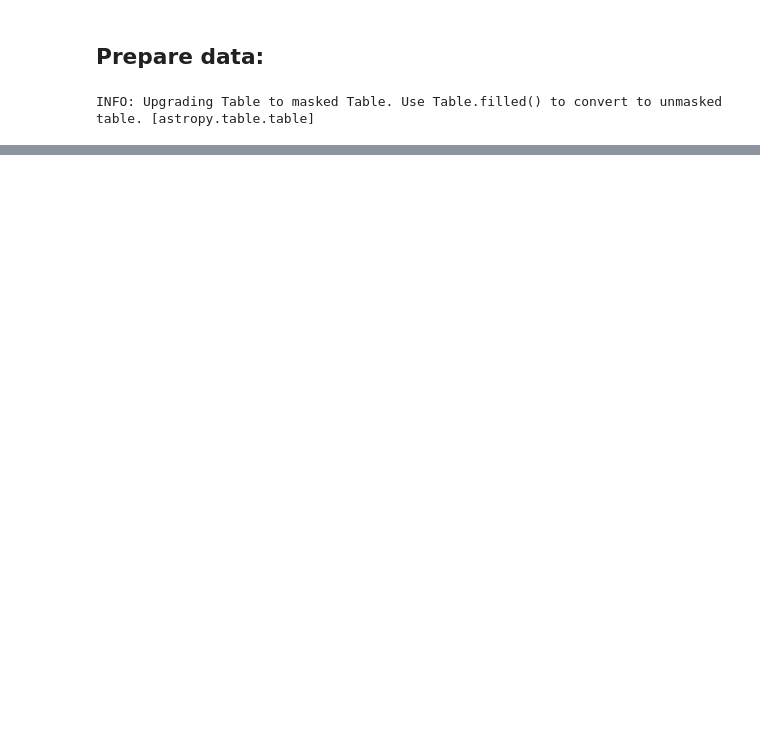
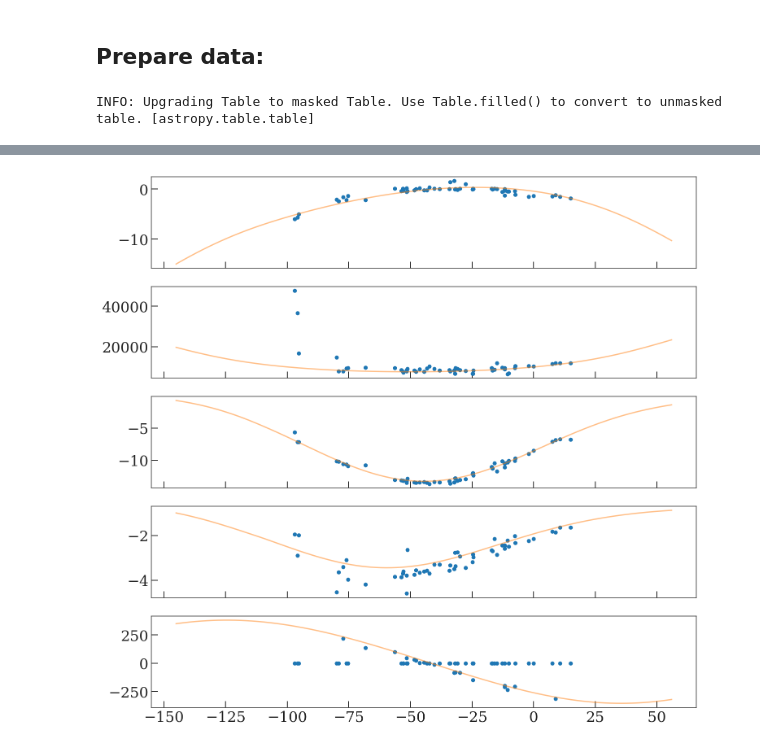
Before and after one commit to adrn/GD1-DR2, a Jupyter notebook: notebooks/Fit-stream-track.ipynb, the cells around one changed output, grey strips where cells are left out. Saved outputs shown, nothing was run; the diff lists cells and outputs as text; code cells hidden in the pictures; blank space fills up the shorter version.

```diff
--- a/notebooks/Fit-stream-track.ipynb
+++ b/notebooks/Fit-stream-track.ipynb
@@ -252,0 +306,6 @@ class MockStreamModel:
+# %%
+phi1_0 = -20*u.deg
+p0 = (3.53709061e-02,  8.89766423e+00, -1.00000000e+01, -2.27160328e+00, -1.38114555e+02, np.log(5.4e11), 1.0)
+
+# phi1_0 = -31.55*u.deg
+# p0 = (0.26548956,  7.84480046, -12.82291498, -2.98120049, -70.18707527, np.log(1e12))
@@ -253,6 +315,6 @@ class MockStreamModel:
 # %%
 model = MockStreamModel(data, stream_frame=gc.GD1(),
                         potential=gp.MilkyWayPotential(),
-                        dt=-0.5*u.Myr, n_steps=8000, phi1_0=-20*u.deg,
+                        dt=-1*u.Myr, n_steps=3000, phi1_0=phi1_0,
                         galcen_frame=galcen_frame,
                         phi1_lim=[-100, 20]*u.deg, phi1_binsize=2*u.deg)
@@ -295,0 +370,27 @@ res.x - p0
+# %%
+comp_names = (list(orbit_c.get_representation_component_names()) +
+              list(orbit_c.get_representation_component_names('s')))
+
+fig, axes = plt.subplots(5, 1, figsize=(12, 12,),
+                         sharex=True)
+
+for i, attr in enumerate(comp_names[1:]):
+    ax = axes[i]
+    ax.plot(c_gd1.phi1.wrap_at(180*u.deg).degree,
+            getattr(c_gd1, attr).value,
+            marker='o', ls='none')
+
+# for pp in sampler.chain[:, -1][:16]:
+for pp in [res.x]:
+    w0 = model.get_w0(pp)
+    _orbit = ham.integrate_orbit(w0, dt=-0.5*u.Myr, n_steps=200)
+    orbit = ham.integrate_orbit(_orbit[-1], dt=0.5*u.Myr, n_steps=400)
+    orbit_c = orbit.to_coord_frame(gc.GD1, galactocentric_frame=model.galcen_frame)
+
+    for i, attr in enumerate(comp_names[1:]):
+        ax = axes[i]
+        ax.plot(orbit_c.phi1.wrap_at(180*u.deg).degree,
+                getattr(orbit_c, attr).to_value(getattr(c_gd1, attr).unit),
+                marker='', ls='-', alpha=0.5, color='tab:orange')
+# %% [output]
+[figure, added]
```
Also changed, not shown: parts of 19 cells of this notebook.
